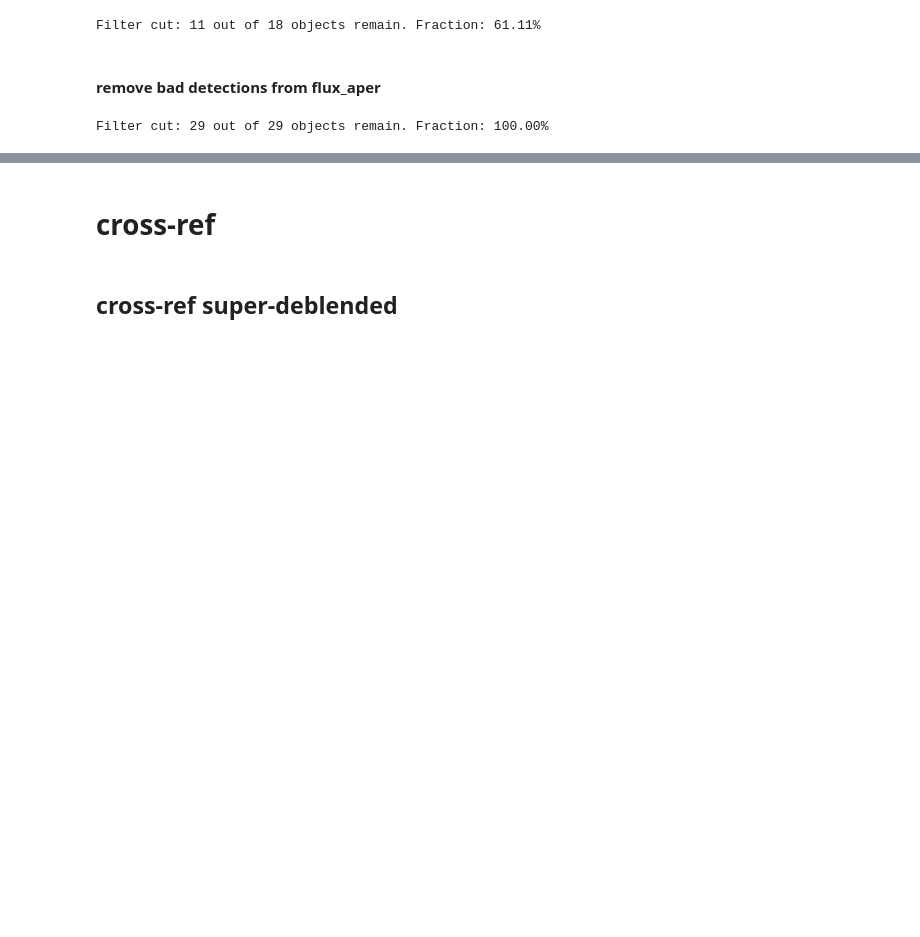
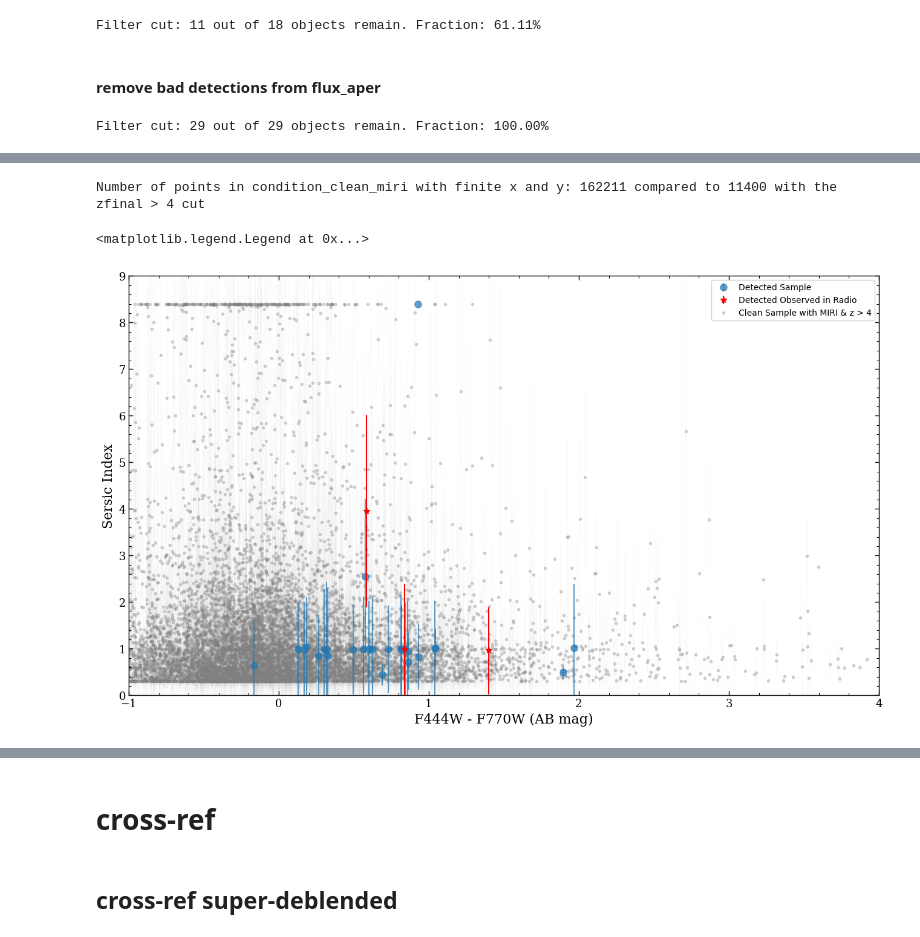
Before and after one commit to poulinal/DRG-COSMOS-WEB, a Jupyter notebook: src/analysis.ipynb, the cells around one changed output, grey strips where cells are left out. Drawn from its saved outputs; the diff is of its cells as text; code cells hidden in the pictures; blank space fills up the shorter version.

```diff
--- a/src/analysis.ipynb
+++ b/src/analysis.ipynb
@@ -585,0 +960,74 @@ Filter cut: 29 out of 29 objects remain. Fraction: 100.00%
+# %%
+# sersic and sersic_err vs F444W-F770W (use cosmosWebHandler.get_cat_photom('condition_detection_reviewed')['flux_aper_f444w'] etc.) for the condition_detection_reviewed sample
+
+# Apply local style context per-figure so global rcParams are not mutated
+with mpl.rc_context(_rcparams):
+    # fig, ax = plt.subplots(nrows, ncols, figsize=figsize, constrained_layout=constrained_layout, **kwargs)
+    figSersicRedness, axSersicRedness = plt.subplots(1,1, figsize=(16, 9))
+
+phot = cosmosWebHandler.get_cat_photom('condition_detection_reviewed')
+
+def _getcol(p, *names):
+    if hasattr(p, 'colnames'):
+        for n in names:
+            if n in p.colnames:
+                return np.asarray(p[n])
+    if hasattr(p, 'dtype') and p.dtype.names:
+        for n in names:
+            if n in p.dtype.names:
+                return np.asarray(p[n])
+    for n in names:
+        if n in p:
+            return np.asarray(p[n])
+    raise KeyError(f"none of {names} found")
+
+mag444 = _getcol(phot, 'mag_aper_f444w')[:, 2]
+mag770 = _getcol(phot, 'mag_aper_f770w')[:, 2]
+x = mag444 - mag770
+y = _getcol(phot, 'sersic').astype(float)
+yerr = _getcol(phot, 'sersic_err').astype(float)
+ids = _getcol(phot, 'ID', 'id')
+
+mask = np.isfinite(x) & np.isfinite(y)
+
+#mask out id = 334444, 369896, 413568
+mask &= ~np.isin(ids, [334444, 369896, 413568])
+
+axSersicRedness.errorbar(x[mask], y[mask], yerr=yerr[mask], fmt='o', linestyle='none',
+                       alpha=0.7, markersize=8, label="Detected Sample", zorder=1)
+
+#plot the masked out id = 334444, 369896, 413568 as red points with a star marker
+mask_sketchy = np.isin(ids, [334444, 369896, 413568])
+axSersicRedness.errorbar(x[mask_sketchy], y[mask_sketchy], yerr=yerr[mask_sketchy], marker='*', color='red', linestyle='none', markersize=8, label="Detected Observed in Radio", zorder=2)
+
+
+
+
+#plot the rest of the points in the condition_clean_miri sample and zfinal > 4 as small gray points
+phot_clean_miri = cosmosWebHandler.get_cat_photom('condition_clean_miri')
+zgt4 = cosmosWebHandler.get_cat_lephare('condition_clean_miri')['zfinal'] > 4
+mag444_clean = _getcol(phot_clean_miri, 'mag_aper_f444w')[:, 2]
+mag770_clean = _getcol(phot_clean_miri, 'mag_aper_f770w')[:, 2]
+x_clean = mag444_clean - mag770_clean
+y_clean = _getcol(phot_clean_miri, 'sersic').astype(float)
+yerr_clean = _getcol(phot_clean_miri, 'sersic_err').astype(float)
+ids_clean = _getcol(phot_clean_miri, 'ID', 'id')
+mask_clean = np.isfinite(x_clean) & np.isfinite(y_clean) & zgt4
+print(f"Number of points in condition_clean_miri with finite x and y: {np.sum(np.isfinite(x_clean) & np.isfinite(y_clean))} compared to {np.sum(mask_clean)} with the zfinal > 4 cut")
+axSersicRedness.errorbar(x_clean[mask_clean], y_clean[mask_clean], yerr=yerr_clean[mask_clean], fmt='o', linestyle='none',
+                       alpha=0.3, markersize=3, color='gray', label="Clean Sample with MIRI & z > 4", zorder=0, elinewidth=0.1)
+
+
+axSersicRedness.set_xlabel('F444W - F770W (AB mag)')
+axSersicRedness.set_ylabel('Sersic Index')
+axSersicRedness.set_xlim(-1, 4)
+axSersicRedness.set_ylim(-0.00002, 9)
+# axSersicRedness.set_yscale('log')
+axSersicRedness.minorticks_on()
+#tick marks on every integer value of y from 0 to 8
+axSersicRedness.set_yticks(np.arange(0, 10, 1))
+axSersicRedness.legend(loc='best', framealpha=0.9)
+# %% [output]
+Number of points in condition_clean_miri with finite x and y: 162211 compared to 11400 with the zfinal > 4 cut
+<matplotlib.legend.Legend at 0x...>
+[figure, added]
```
Also changed, not shown: parts of 53 cells of this notebook, 2 other files.
